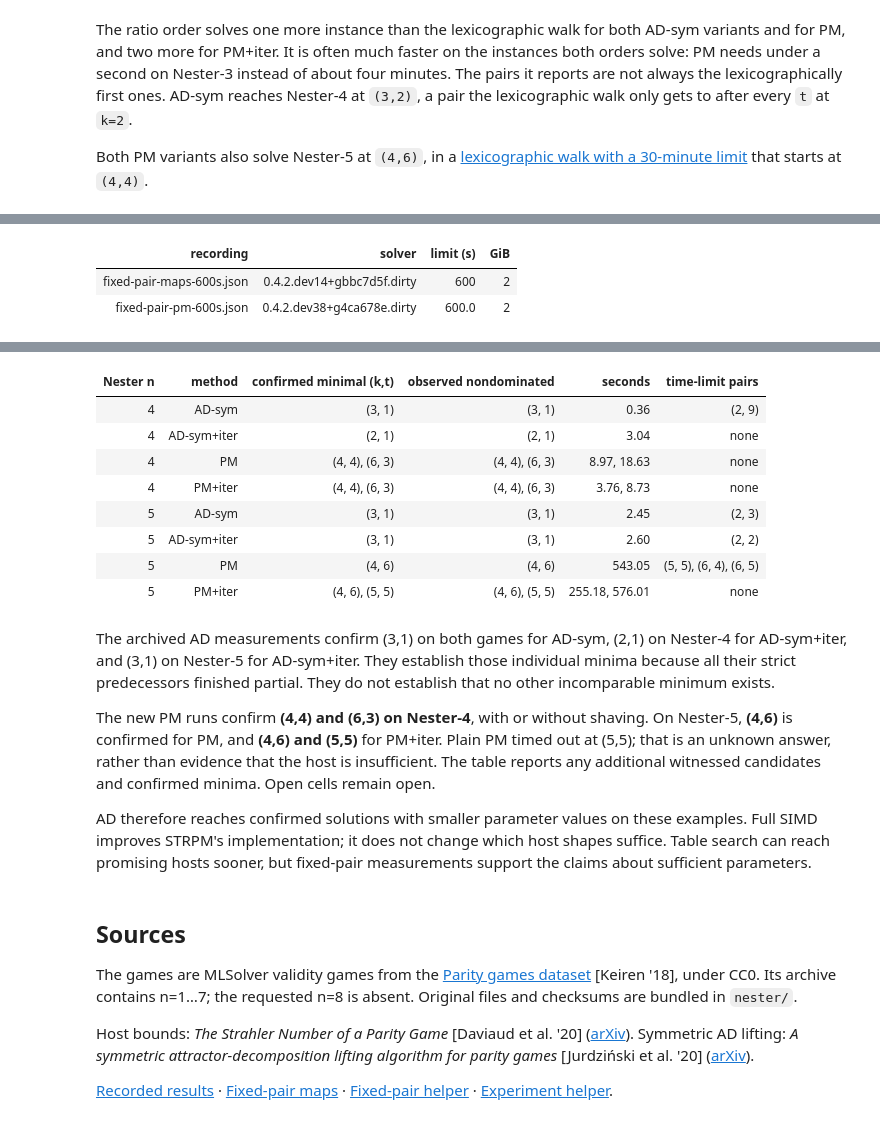
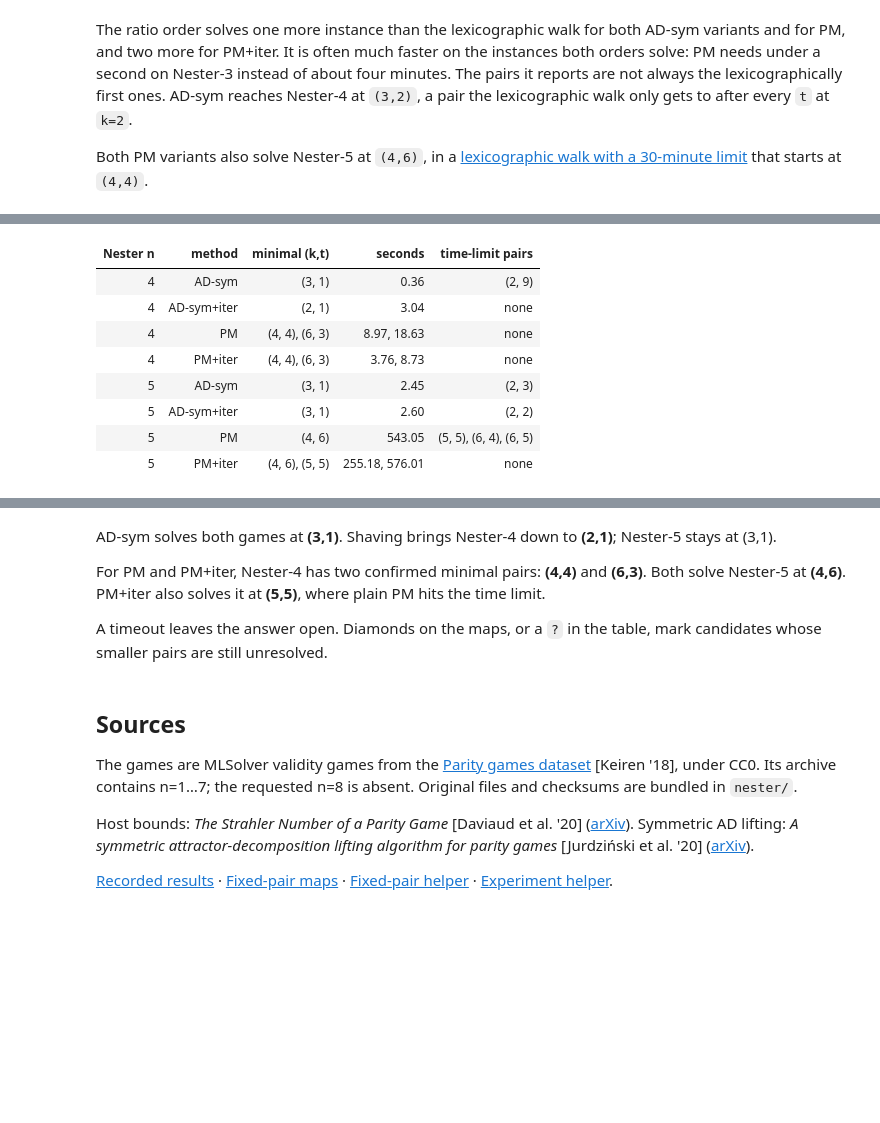
Before and after one commit to vfluegel/strahler-tree-experiments, a Jupyter notebook: jupyter-examples/08-lexicographic-adaptive-nester.ipynb, the cells around one changed output, grey strips where cells are left out. Drawn from its saved outputs; the diff is of its cells as text; code cells hidden in the pictures; blank space fills up the shorter version.

Commit message:
Use direct documentation links and simplify the Nester notebook

```diff
--- a/jupyter-examples/08-lexicographic-adaptive-nester.ipynb
+++ b/jupyter-examples/08-lexicographic-adaptive-nester.ipynb
@@ -285,13 +266,10 @@ checked against Zielonka on the original game.
 from fixed_pair_maps import maps_html, recorded_maps, smallest_pairs
 
 fixed_pairs = recorded_maps()
-table(["recording", "solver", "limit (s)", "GiB"],
-      [[name, meta.get("version", "archived"), meta["timeout_seconds"], meta["memory_gib"]]
-       for name, meta in fixed_pairs["recordings"].items()])
 display(HTML(maps_html(fixed_pairs)))
-table(["Nester n", "method", "confirmed minimal (k,t)", "observed nondominated", "seconds", "time-limit pairs"],
-      [[s["n"], s["backend"], ", ".join(map(str, s["confirmed"])) or "none",
-        ", ".join(map(str, s["least"])) or "none",
+table(["Nester n", "method", "minimal (k,t)", "seconds", "time-limit pairs"],
+      [[s["n"], s["backend"],
+        ", ".join(str(pair) + ("" if pair in s["confirmed"] else " ?") for pair in s["least"]) or "none",
         ", ".join(f"{value:.2f}" for value in s["seconds"]),
         ", ".join(map(str, s["limits"])) or "none"]
        for s in smallest_pairs(fixed_pairs)])
@@ -299,3 +278,9 @@ table(["Nester n", "method", "confirmed minimal (k,t)", "observed nondominated",
-| recording | solver | limit (s) | GiB |
-| fixed-pair-maps-600s.json | 0.4.2.dev14+gbbc7d5f.dirty | 600 | 2 |
-| fixed-pair-pm-600s.json | 0.4.2.dev38+g4ca678e.dirty | 600.0 | 2 |
+| Nester n | method | minimal (k,t) | seconds | time-limit pairs |
+| 4 | AD-sym | (3, 1) | 0.36 | (2, 9) |
+| 4 | AD-sym+iter | (2, 1) | 3.04 | none |
+| 4 | PM | (4, 4), (6, 3) | 8.97, 18.63 | none |
+| 4 | PM+iter | (4, 4), (6, 3) | 3.76, 8.73 | none |
+| 5 | AD-sym | (3, 1) | 2.45 | (2, 3) |
+| 5 | AD-sym+iter | (3, 1) | 2.60 | (2, 2) |
+| 5 | PM | (4, 6) | 543.05 | (5, 5), (6, 4), (6, 5) |
+| 5 | PM+iter | (4, 6), (5, 5) | 255.18, 576.01 | none |
@@ -303,28 +287,13 @@ table(["Nester n", "method", "confirmed minimal (k,t)", "observed nondominated",
-| Nester n | method | confirmed minimal (k,t) | observed nondominated | seconds | time-limit pairs |
-| 4 | AD-sym | (3, 1) | (3, 1) | 0.36 | (2, 9) |
-| 4 | AD-sym+iter | (2, 1) | (2, 1) | 3.04 | none |
-| 4 | PM | (4, 4), (6, 3) | (4, 4), (6, 3) | 8.97, 18.63 | none |
-| 4 | PM+iter | (4, 4), (6, 3) | (4, 4), (6, 3) | 3.76, 8.73 | none |
-| 5 | AD-sym | (3, 1) | (3, 1) | 2.45 | (2, 3) |
-| 5 | AD-sym+iter | (3, 1) | (3, 1) | 2.60 | (2, 2) |
-| 5 | PM | (4, 6) | (4, 6) | 543.05 | (5, 5), (6, 4), (6, 5) |
-| 5 | PM+iter | (4, 6), (5, 5) | (4, 6), (5, 5) | 255.18, 576.01 | none |
 # %% [markdown]
-The archived AD measurements confirm (3,1) on both games for AD-sym,
-(2,1) on Nester-4 for AD-sym+iter, and (3,1) on Nester-5 for AD-sym+iter.
-They establish those individual minima because all their strict predecessors
-finished partial. They do not establish that no other incomparable minimum exists.
+AD-sym solves both games at **(3,1)**. Shaving brings Nester-4 down to
+**(2,1)**; Nester-5 stays at (3,1).
 
-The new PM runs confirm **(4,4) and (6,3) on Nester-4**, with or without shaving.
-On Nester-5, **(4,6)** is confirmed for PM, and **(4,6) and (5,5)** for PM+iter.
-Plain PM timed out at (5,5); that is an unknown answer, rather than evidence
-that the host is insufficient. The table reports any additional witnessed
-candidates and confirmed minima. Open cells remain open.
+For PM and PM+iter, Nester-4 has two confirmed minimal pairs: **(4,4)** and
+**(6,3)**. Both solve Nester-5 at **(4,6)**. PM+iter also solves it at
+**(5,5)**, where plain PM hits the time limit.
 
-AD therefore reaches confirmed solutions with smaller parameter values on
-these examples. Full SIMD improves STRPM's implementation; it does not change
-which host shapes suffice. Table search can reach promising hosts sooner,
-but fixed-pair measurements support the claims about sufficient parameters.
+A timeout leaves the answer open. Diamonds on the maps, or a `?` in the
+table, mark candidates whose smaller pairs are still unresolved.
 # %% [markdown]
 ## Sources
 
```
Also changed, not shown: parts of 4 cells of this notebook, 9 other files.
